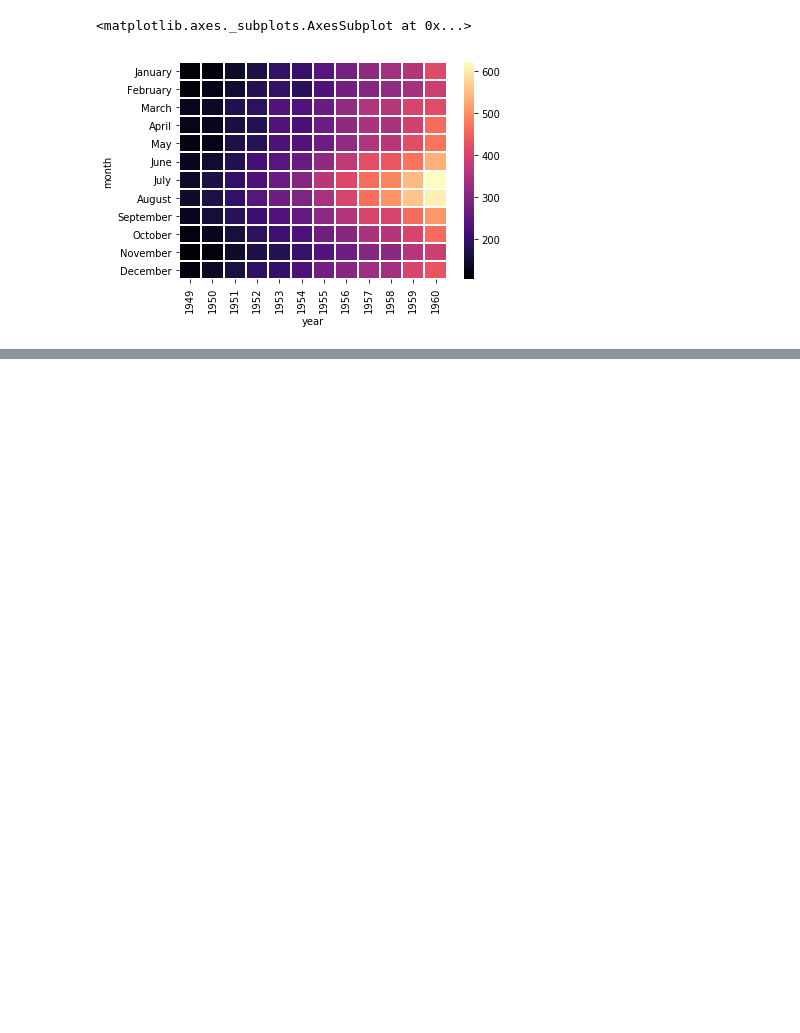
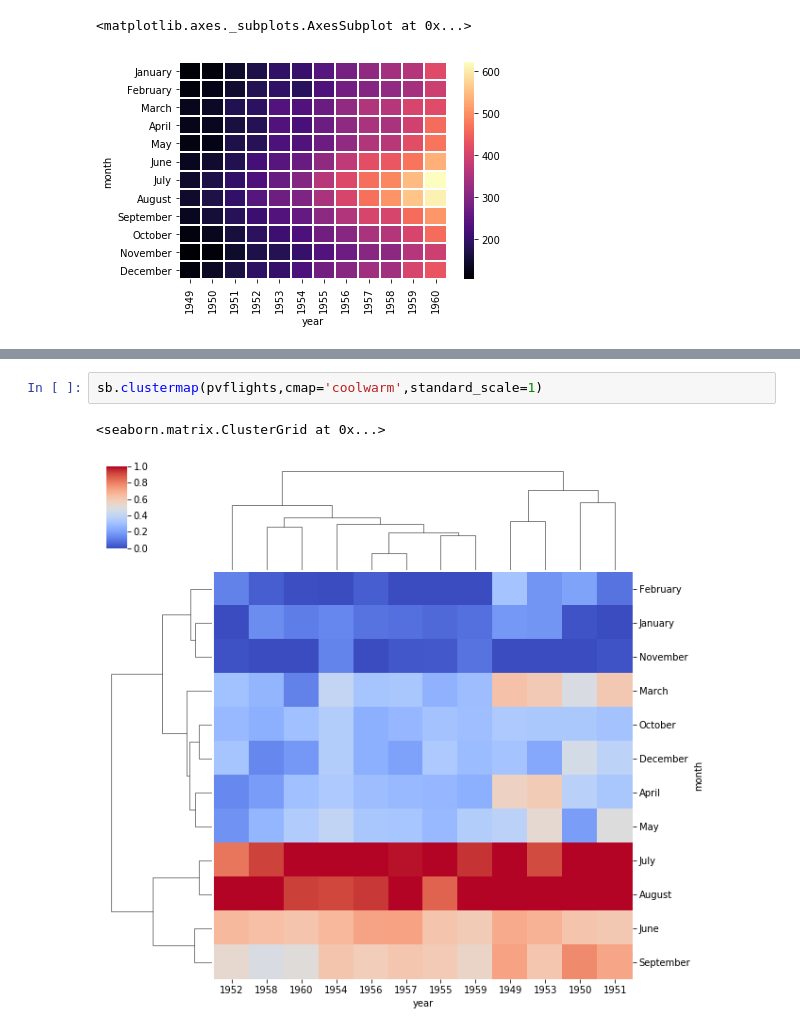
Before and after one commit to codingblondie/udemypython, a Jupyter notebook: files/Seaborn_beg.ipynb, the cells around one changed output, grey strips where cells are left out. Drawn from its saved outputs; the diff is of its cells as text; blank space fills up the shorter version.

```diff
--- a/files/Seaborn_beg.ipynb
+++ b/files/Seaborn_beg.ipynb
@@ -192,0 +198,5 @@ sb.heatmap(pvflights,cmap='magma',linecolor='white',linewidths=1)
+# %%
+sb.clustermap(pvflights,cmap='coolwarm',standard_scale=1)
+# %% [output]
+<seaborn.matrix.ClusterGrid at 0x...>
+[figure, added]
```
Also changed, not shown: parts of 6 cells of this notebook.
